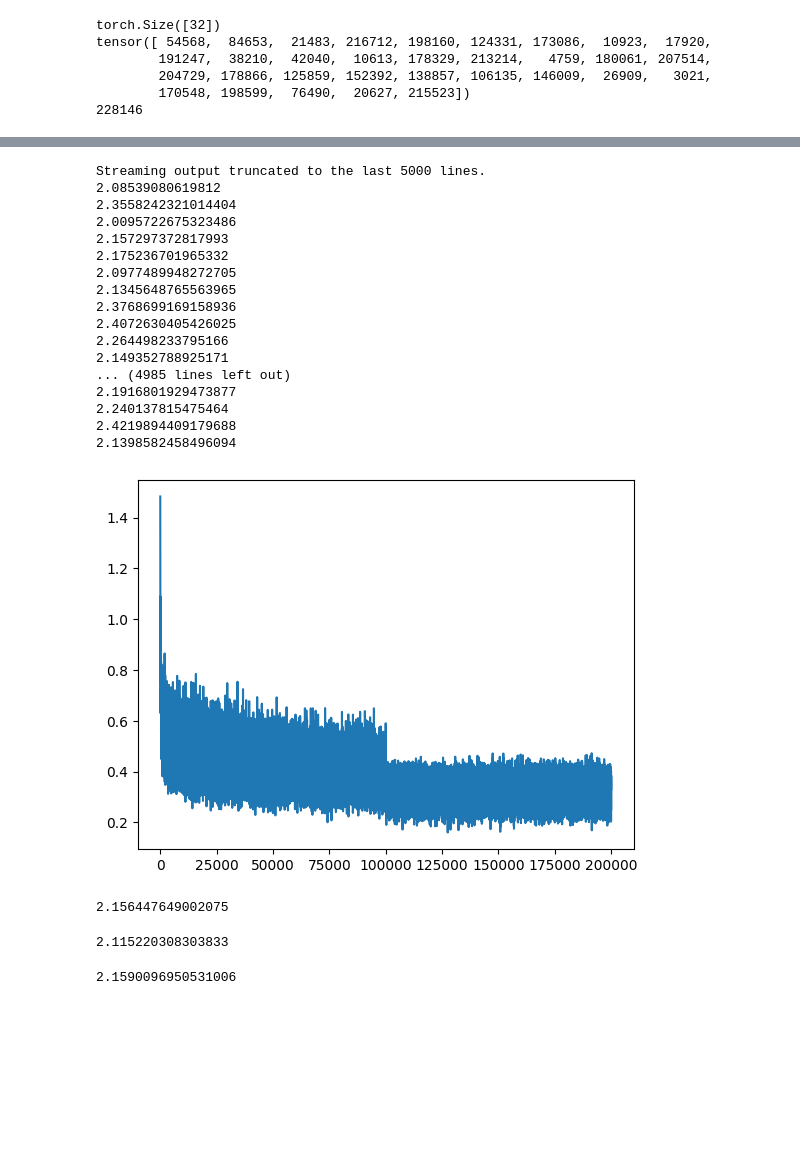
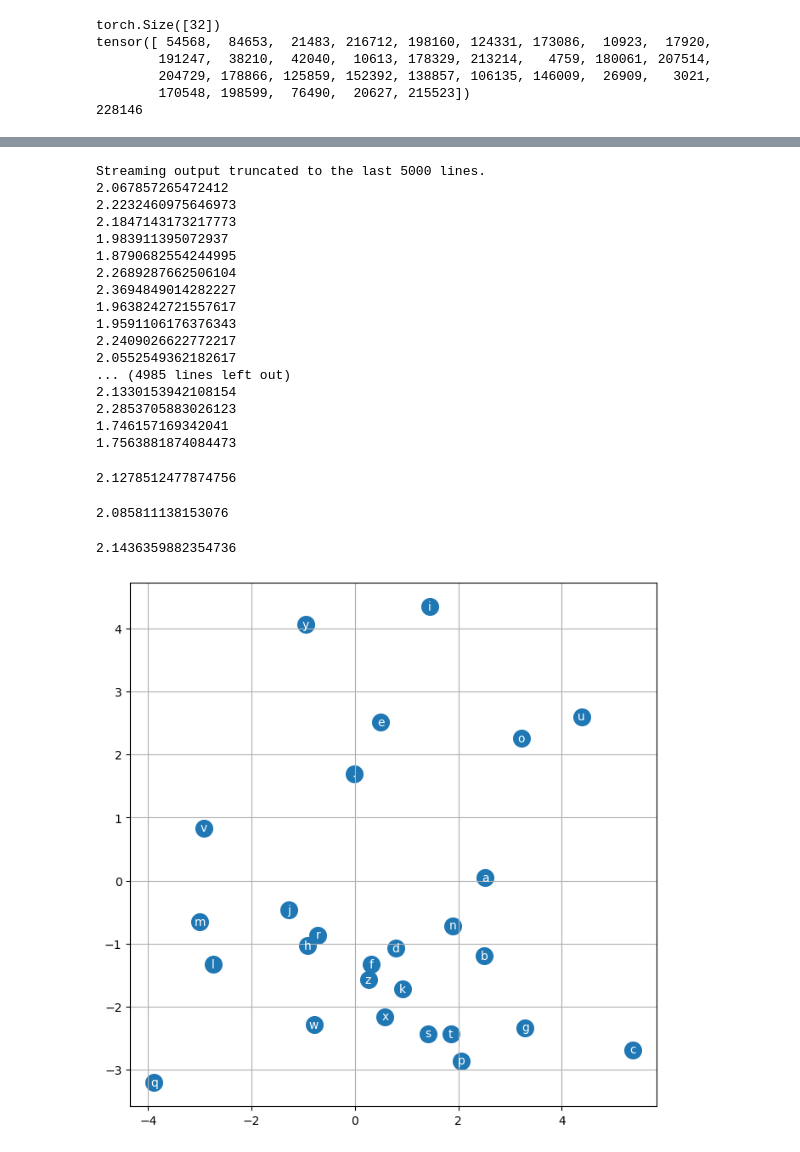
Before and after one commit to svimal210691/nn-zero-to-hero-impl, a Jupyter notebook: makemore_second/makemore_mlp.ipynb, the cells around one changed output, grey strips where cells are left out. Cells and saved outputs as stored; diff of their text form; code cells hidden in the pictures; blank space fills up the shorter version.

```diff
--- a/makemore_second/makemore_mlp.ipynb
+++ b/makemore_second/makemore_mlp.ipynb
@@ -98,23 +108,37 @@ torch.Size([22886, 5]) torch.Size([22886])
 # %%
 g = torch.Generator().manual_seed(2147483647)
+embedding_dimension = 5
 
-embedding_dimension = 5
+#Random initialisation
 C = torch.randn((27, embedding_dimension), generator=g)
-embeddings = C[X_train]
+W1 = torch.randn((embedding_dimension * block_size, 100), generator=g)
+b1 = torch.randn(100, generator=g)
+W2 = torch.randn((100, 27), generator=g)
+b2 = torch.randn(27, generator=g)
 
 mat_dimension = block_size * embedding_dimension
 invisible_layer_dimension = 300
 
-W1 = torch.randn(mat_dimension, invisible_layer_dimension, generator=g)
-b1 = torch.randn(invisible_layer_dimension, generator=g)
+## Uniform initialisation
+# C = torch.ones((27, embedding_dimension))
+# w1_weights = 1.0 / (mat_dimension * invisible_layer_dimension)
+# w1_bias = 1.0 / (invisible_layer_dimension)
+# W1 = w1_weights * torch.ones(mat_dimension, invisible_layer_dimension)
+# b1 = w1_bias * torch.ones(invisible_layer_dimension)
+# w2_weights = 1.0 / (invisible_layer_dimension * 27)
+# w2_bias = (1.0 / 27)
+# W2 = w2_weights * torch.ones(invisible_layer_dimension, 27)
+# b2 = w2_bias * torch.ones(27)
+
+
+embeddings = C[X_train]
 h = torch.tanh(embeddings.view(-1, mat_dimension) @ W1 + b1)
-
-W2 = torch.randn((invisible_layer_dimension, 27), generator=g)
-b2 = torch.randn(27, generator=g)
 
 parameters = [C, W1, b1, W2, b2]
 num_params = [sum(p.nelement() for p in parameters)]
 print(num_params)
 for p in parameters:
   p.requires_grad = True
+
+print(W1.shape, b1.shape, W2.shape, b2.shape)
 # %% [output]
@@ -146,27 +171,26 @@ for i in range(200000):
   step.append(i)
   loss_values.append(loss.log10().item())
 
-plt.plot(step, loss_values)
-plt.show()
+# plt.plot(step, loss_values)
+# plt.show()
 # %% [output]
 Streaming output truncated to the last 5000 lines.
-2.08539080619812
-2.3558242321014404
-2.0095722675323486
-2.157297372817993
-2.175236701965332
-2.0977489948272705
-2.1345648765563965
-2.3768699169158936
-2.4072630405426025
-2.264498233795166
-2.149352788925171
+2.067857265472412
+2.2232460975646973
+2.1847143173217773
+1.983911395072937
+1.8790682554244995
+2.2689287662506104
+2.3694849014282227
+1.9638242721557617
+1.9591106176376343
+2.2409026622772217
+2.0552549362182617
 ... (4985 lines left out)
-2.1916801929473877
-2.240137815475464
-2.4219894409179688
-2.1398582458496094
+2.1330153942108154
+2.2853705883026123
+1.746157169342041
+1.7563881874084473
-[figure, removed]
 # %%
 emb = C[X_val]
 h = torch.tanh(emb.view(-1, mat_dimension) @ W1 + b1)
@@ -174,7 +198,7 @@ logits = h @ W2 + b2
 loss = F.cross_entropy(logits, Y_val)
 print(loss.item())
 # %% [output]
-2.156447649002075
+2.1278512477874756
 # %%
 emb = C[X_train]
 h = torch.tanh(emb.view(-1, mat_dimension) @ W1 + b1)
@@ -182,7 +206,7 @@ logits = h @ W2 + b2
 loss = F.cross_entropy(logits, Y_train)
 print(loss.item())
 # %% [output]
-2.115220308303833
+2.085811138153076
 # %%
 emb = C[X_test]
 h = torch.tanh(emb.view(-1, mat_dimension) @ W1 + b1)
@@ -190,5 +214,14 @@ logits = h @ W2 + b2
 loss = F.cross_entropy(logits, Y_test)
 print(loss.item())
 # %% [output]
-2.1590096950531006
+2.1436359882354736
+# %%
+# visualize dimensions 0 and 1 of the embedding matrix C for all characters
+plt.figure(figsize=(8,8))
+plt.scatter(C[:,0].data, C[:,1].data, s=200)
+for i in range(C.shape[0]):
+    plt.text(C[i,0].item(), C[i,1].item(), idx_to_char[i], ha="center", va="center", color='white')
+plt.grid('minor')
+# %% [output]
+[figure, added]
 # %%
```
Also changed, not shown: parts of 4 cells of this notebook.
